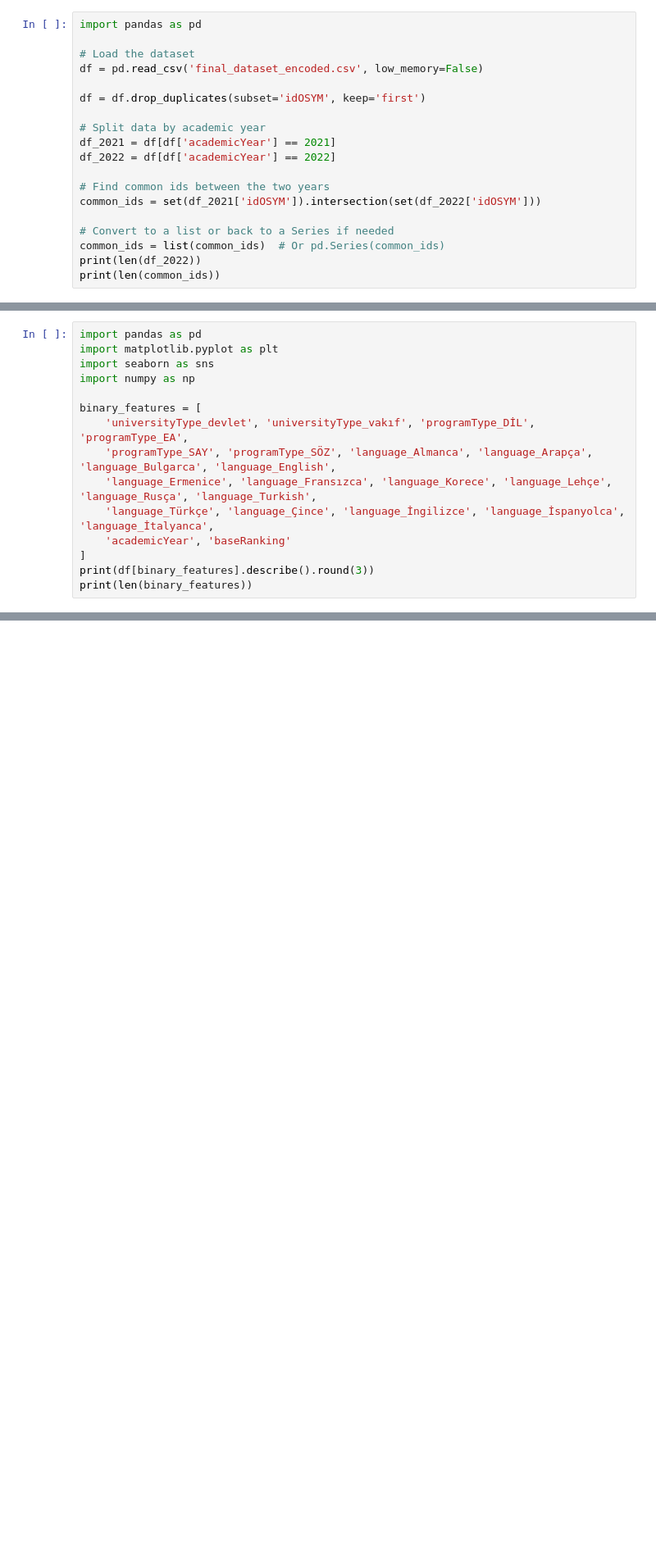
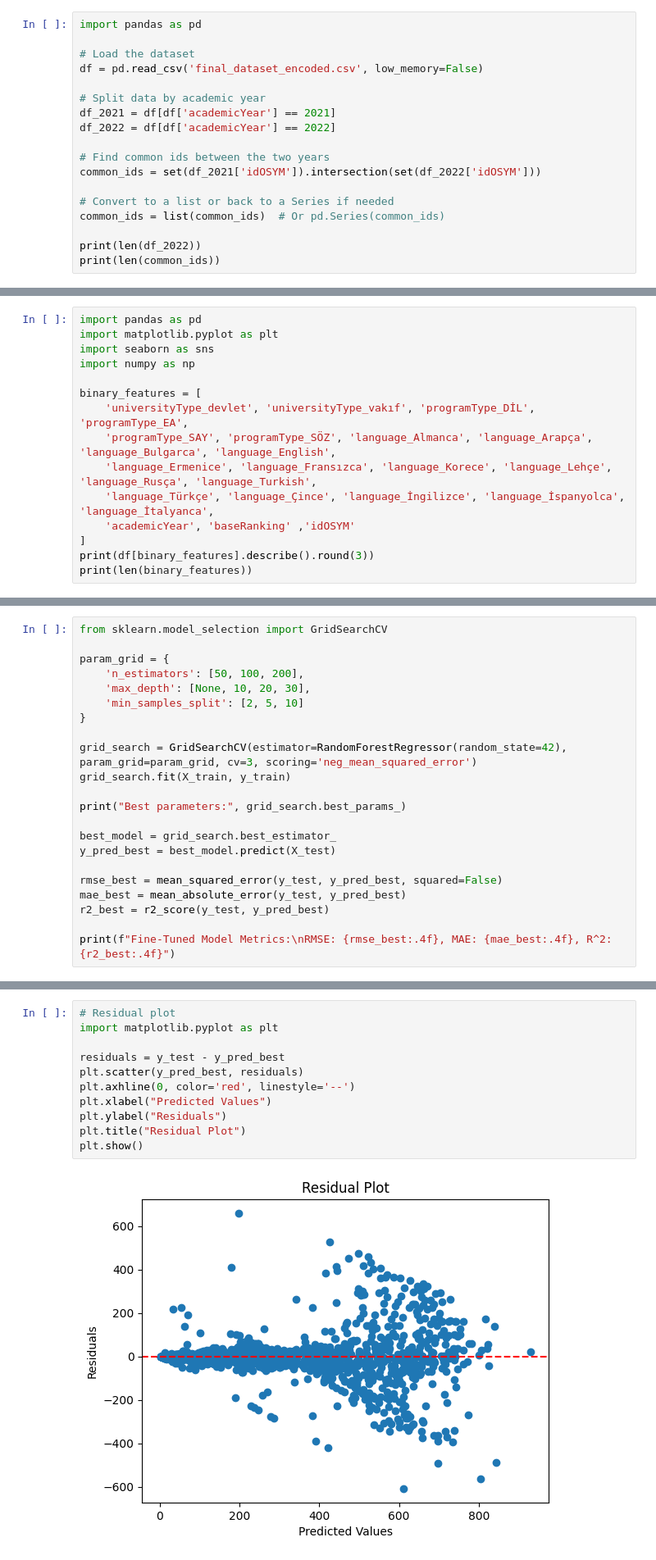
Before and after one commit to omeryldzk/WebScraping-Dataset-, a Jupyter notebook: ml_pipeline/model_pipeline.ipynb, the cells around one changed output, grey strips where cells are left out. Shown at 82% size. Drawn from its saved outputs; the diff is of its cells as text; blank space fills up the shorter version.

```diff
--- a/ml_pipeline/model_pipeline.ipynb
+++ b/ml_pipeline/model_pipeline.ipynb
@@ -3,8 +3,6 @@ import pandas as pd
 
 # Load the dataset
 df = pd.read_csv('final_dataset_encoded.csv', low_memory=False)
-
-df = df.drop_duplicates(subset='idOSYM', keep='first')
 
 # Split data by academic year
 df_2021 = df[df['academicYear'] == 2021]
@@ -15,6 +13,7 @@ common_ids = set(df_2021['idOSYM']).intersection(set(df_2022['idOSYM']))
 
 # Convert to a list or back to a Series if needed
 common_ids = list(common_ids)  # Or pd.Series(common_ids)
+
 print(len(df_2022))
 print(len(common_ids))
 # %% [output]
@@ -129,7 +136,7 @@ binary_features = [
     'programType_SAY', 'programType_SÖZ', 'language_Almanca', 'language_Arapça', 'language_Bulgarca', 'language_English',
     'language_Ermenice', 'language_Fransızca', 'language_Korece', 'language_Lehçe', 'language_Rusça', 'language_Turkish',
     'language_Türkçe', 'language_Çince', 'language_İngilizce', 'language_İspanyolca', 'language_İtalyanca',
-    'academicYear', 'baseRanking'
+    'academicYear', 'baseRanking' ,'idOSYM'
 ]
 print(df[binary_features].describe().round(3))
 print(len(binary_features))
@@ -328,0 +430,22 @@ print(importance_df.head(30))
+# %%
+from sklearn.model_selection import GridSearchCV
+
+param_grid = {
+    'n_estimators': [50, 100, 200],
+    'max_depth': [None, 10, 20, 30],
+    'min_samples_split': [2, 5, 10]
+}
+
+grid_search = GridSearchCV(estimator=RandomForestRegressor(random_state=42), param_grid=param_grid, cv=3, scoring='neg_mean_squared_error')
+grid_search.fit(X_train, y_train)
+
+print("Best parameters:", grid_search.best_params_)
+
+best_model = grid_search.best_estimator_
+y_pred_best = best_model.predict(X_test)
+
+rmse_best = mean_squared_error(y_test, y_pred_best, squared=False)
+mae_best = mean_absolute_error(y_test, y_pred_best)
+r2_best = r2_score(y_test, y_pred_best)
+
+print(f"Fine-Tuned Model Metrics:\nRMSE: {rmse_best:.4f}, MAE: {mae_best:.4f}, R^2: {r2_best:.4f}")
@@ -328,0 +458,13 @@ print(importance_df.head(30))
+# %%
+# Residual plot
+import matplotlib.pyplot as plt
+
+residuals = y_test - y_pred_best
+plt.scatter(y_pred_best, residuals)
+plt.axhline(0, color='red', linestyle='--')
+plt.xlabel("Predicted Values")
+plt.ylabel("Residuals")
+plt.title("Residual Plot")
+plt.show()
+# %% [output]
+[figure, added]
```
Also changed, not shown: parts of 24 cells of this notebook, 15 other files.
